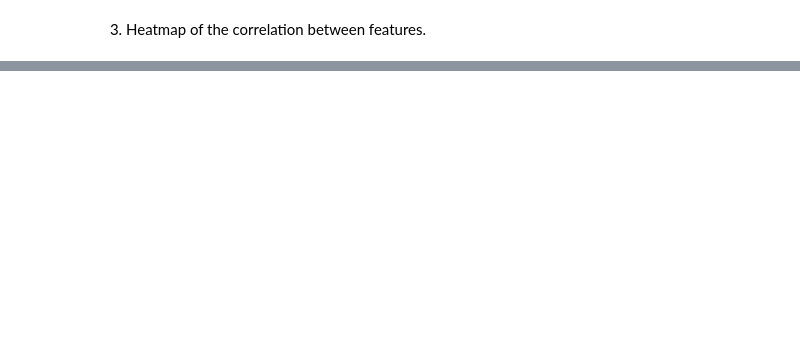
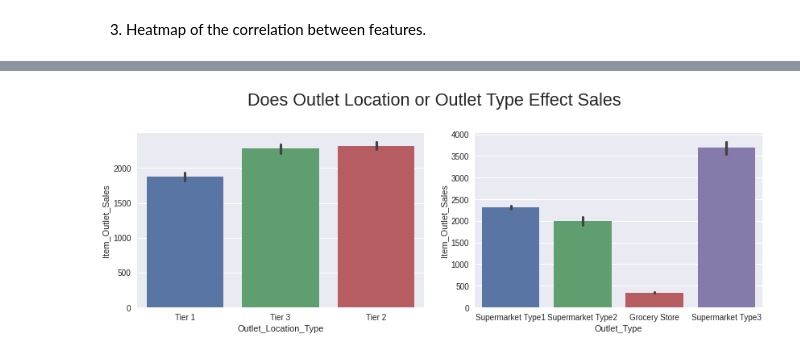
Before and after one commit to npipal/food-sales-predictions, a Jupyter notebook: Food_Sales_Predictions_NickPipal.ipynb, the cells around one changed output, grey strips where cells are left out. Cells and saved outputs as stored; diff of their text form; code cells hidden in the pictures; blank space fills up the shorter version.

```diff
--- a/Food_Sales_Predictions_NickPipal.ipynb
+++ b/Food_Sales_Predictions_NickPipal.ipynb
@@ -260,0 +285,10 @@ sns.heatmap(df.corr(), cmap = 'Oranges', annot= True).set_title('Food Sales Corr
+# %%
+#Does Outlet Location Type or Outlet Type effect the number of sales at a store.
+fig, axes= plt.subplots(ncols=2, figsize=(12,4))
+sns.barplot(data=df, x='Outlet_Location_Type', y='Item_Outlet_Sales', ax=axes[0])
+sns.barplot(data=df, x='Outlet_Type', y='Item_Outlet_Sales', ax=axes[1])
+
+fig.suptitle('Does Outlet Location or Outlet Type Effect Sales', y=1.1)
+plt.tight_layout()
+# %% [output]
+[figure, added]
```
Also changed, not shown: parts of 11 cells of this notebook.
